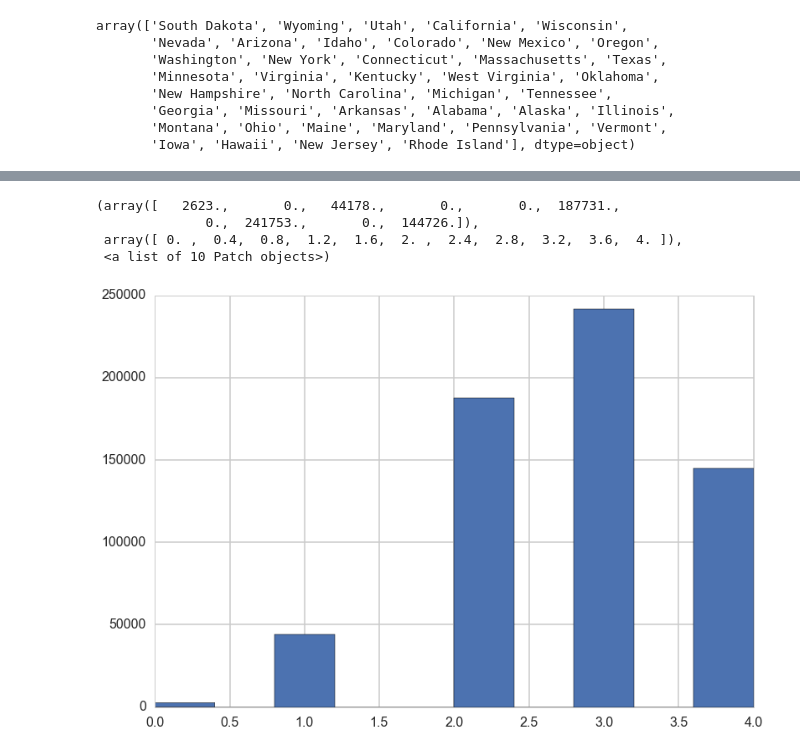
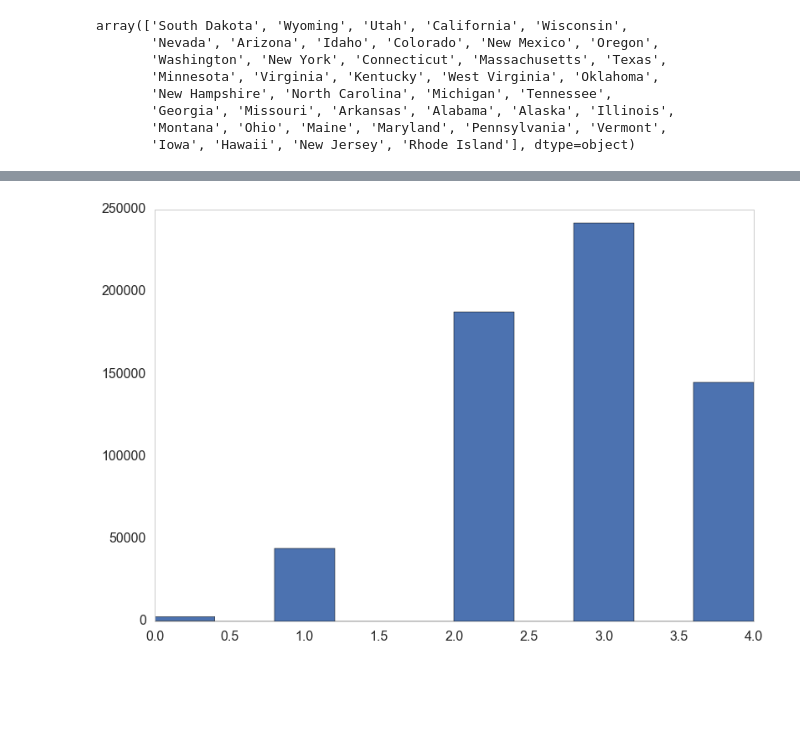
Before and after one commit to nolefp/cs109-final-project, a Jupyter notebook: Further EDA.ipynb, the cells around one changed output, grey strips where cells are left out. Drawn from its saved outputs; the diff is of its cells as text; code cells hidden in the pictures; blank space fills up the shorter version.

Commit message:
Histograms sorted, more visualizations

```diff
--- a/Further EDA.ipynb
+++ b/Further EDA.ipynb
@@ -124,9 +171,6 @@ ucdf_stars = ucdf.star_rating.values
 ucdf_stars = ucdf_stars[~np.isnan(ucdf_stars)]
 # %%
 plt.hist(ucdf_stars)
+plt.grid(False)
 # %% [output]
-(array([   2623.,       0.,   44178.,       0.,       0.,  187731.,
-              0.,  241753.,       0.,  144726.]),
- array([ 0. ,  0.4,  0.8,  1.2,  1.6,  2. ,  2.4,  2.8,  3.2,  3.6,  4. ]),
- <a list of 10 Patch objects>)
-[figure, old version]
+[figure, new version]
```
Also changed, not shown: parts of 15 cells of this notebook.
